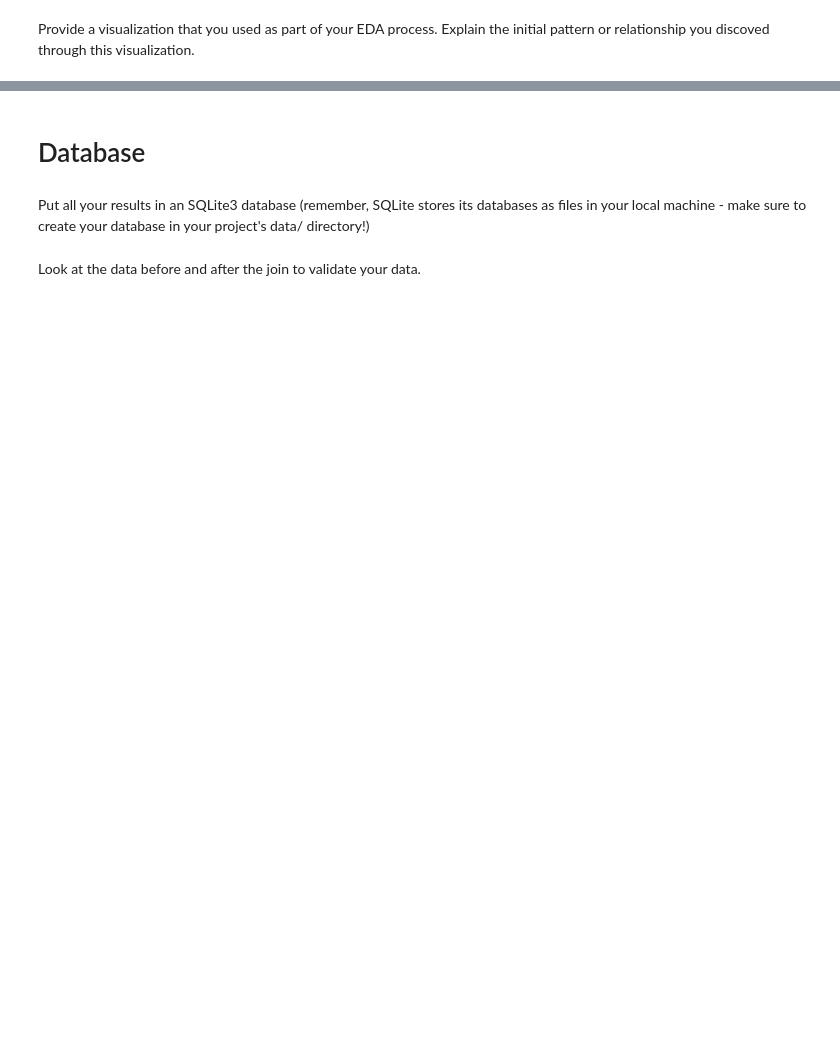
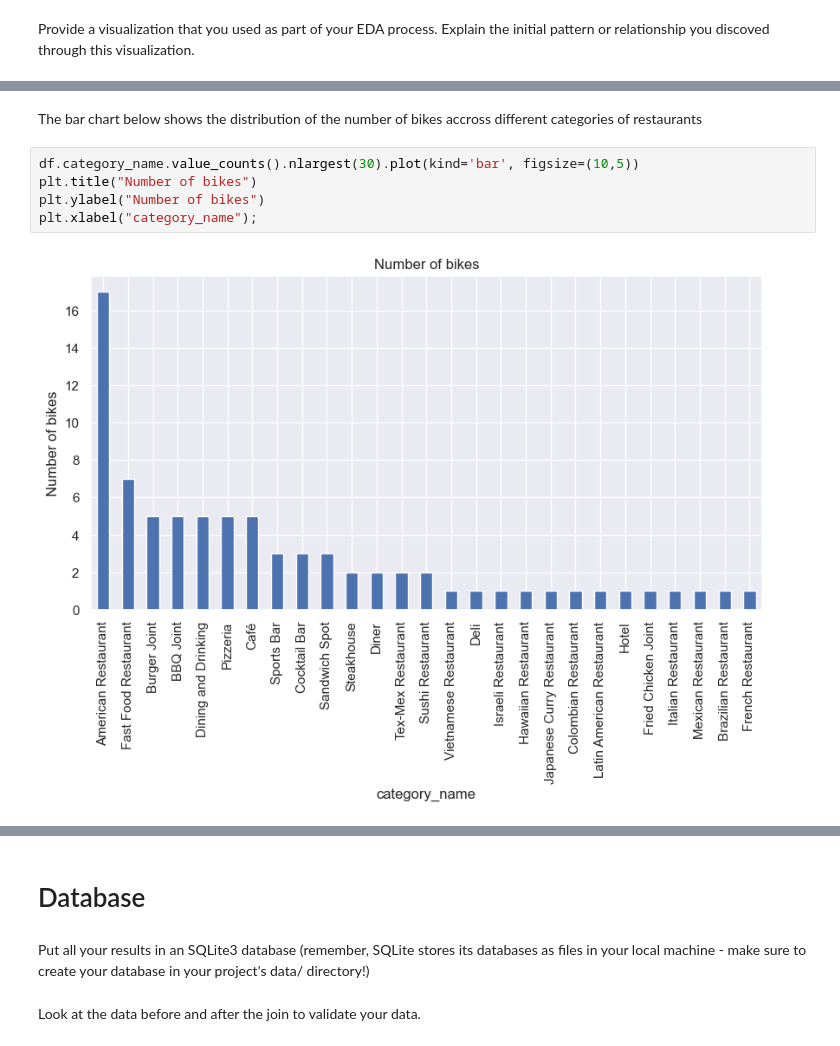
Before and after one commit to LaraOnipede/Stat-Modelling-with-Python, a Jupyter notebook: notebooks/joining_data.ipynb, the cells around one changed output, grey strips where cells are left out. Cells and saved outputs as stored; diff of their text form; blank space fills up the shorter version.

```diff
--- a/notebooks/joining_data.ipynb
+++ b/notebooks/joining_data.ipynb
@@ -83,0 +127,9 @@ The foursquare_yelp data will be used for futher analysis
+# %% [markdown]
+The bar chart below shows the distribution of the number of bikes accross different categories of restaurants
+# %%
+df.category_name.value_counts().nlargest(30).plot(kind='bar', figsize=(10,5))
+plt.title("Number of bikes")
+plt.ylabel("Number of bikes")
+plt.xlabel("category_name");
+# %% [output]
+[figure, added]
```
Also changed, not shown: parts of 24 cells of this notebook.
